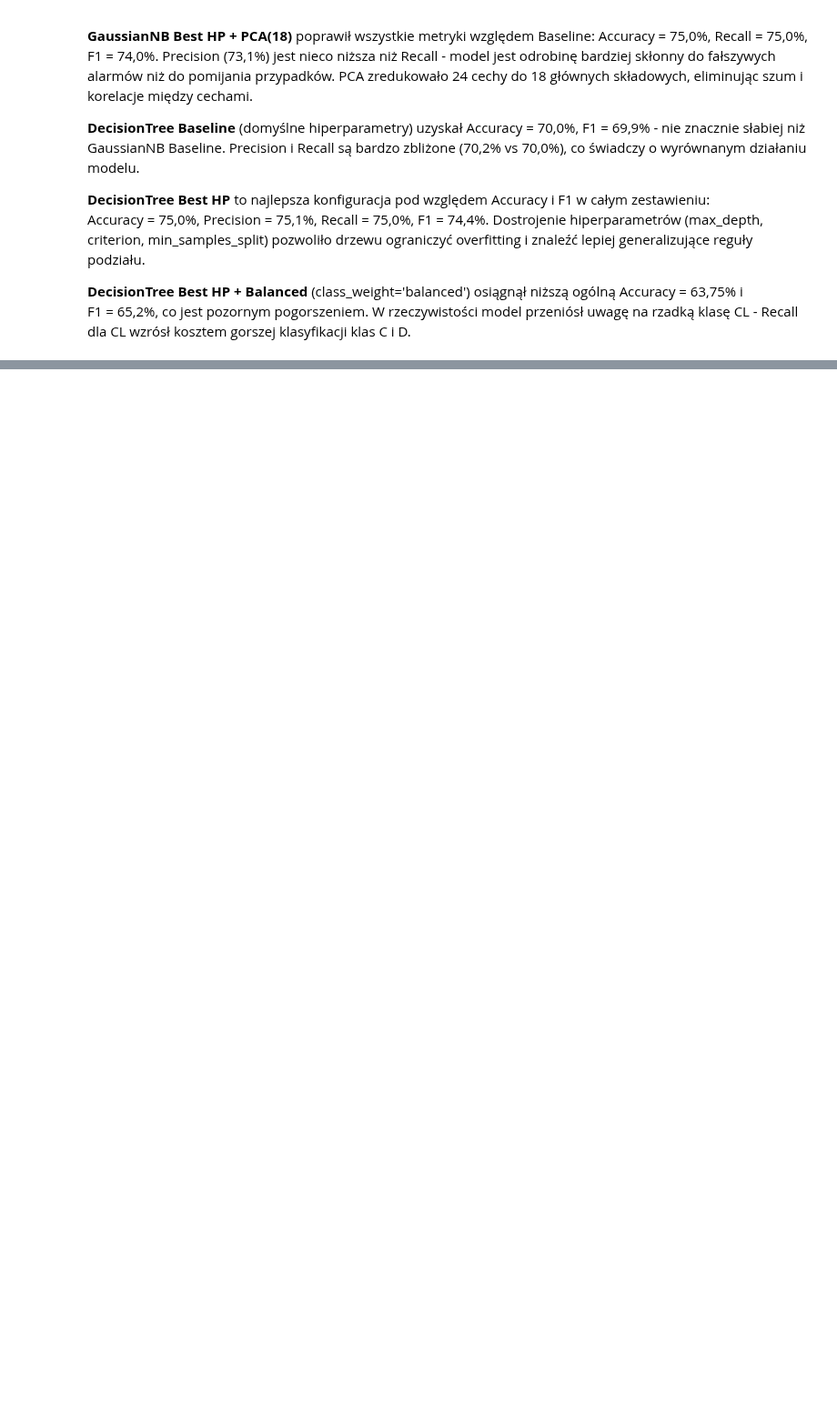
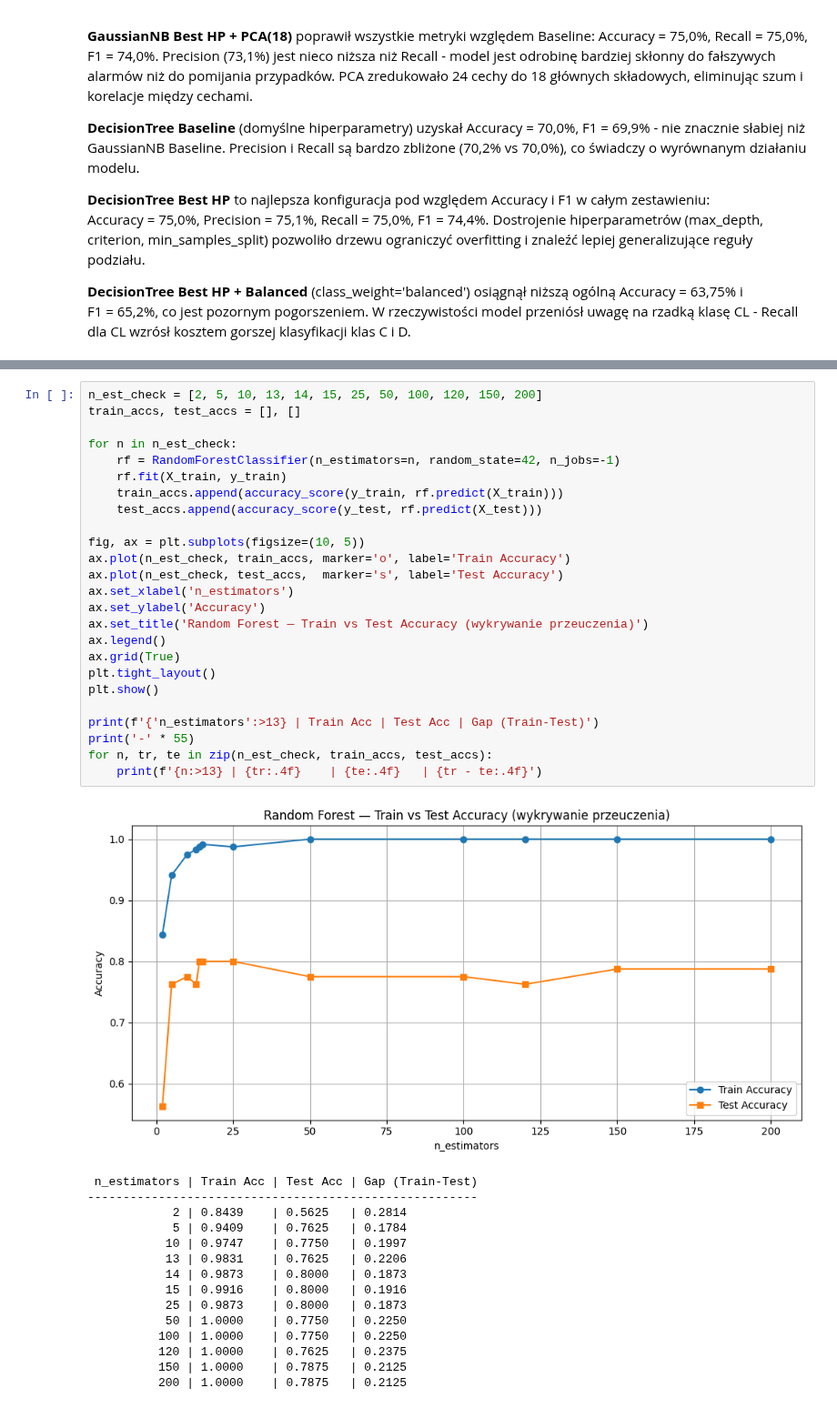
Before and after one commit to rozamazurek/-Cirrhosis-Patient-Survival-Prediction, a Jupyter notebook: eda.ipynb, the cells around one changed output, grey strips where cells are left out. Shown at 91% size. Saved outputs shown, nothing was run; the diff lists cells and outputs as text; blank space fills up the shorter version.

```diff
--- a/eda.ipynb
+++ b/eda.ipynb
@@ -1454,0 +1538,41 @@ DecisionTree Best HP + Balanced    0.6375   0.676789  0.6375 0.652299
+# %%
+n_est_check = [2, 5, 10, 13, 14, 15, 25, 50, 100, 120, 150, 200]
+train_accs, test_accs = [], []
+
+for n in n_est_check:
+    rf = RandomForestClassifier(n_estimators=n, random_state=42, n_jobs=-1)
+    rf.fit(X_train, y_train)
+    train_accs.append(accuracy_score(y_train, rf.predict(X_train)))
+    test_accs.append(accuracy_score(y_test, rf.predict(X_test)))
+
+fig, ax = plt.subplots(figsize=(10, 5))
+ax.plot(n_est_check, train_accs, marker='o', label='Train Accuracy')
+ax.plot(n_est_check, test_accs,  marker='s', label='Test Accuracy')
+ax.set_xlabel('n_estimators')
+ax.set_ylabel('Accuracy')
+ax.set_title('Random Forest — Train vs Test Accuracy (wykrywanie przeuczenia)')
+ax.legend()
+ax.grid(True)
+plt.tight_layout()
+plt.show()
+
+print(f'{'n_estimators':>13} | Train Acc | Test Acc | Gap (Train-Test)')
+print('-' * 55)
+for n, tr, te in zip(n_est_check, train_accs, test_accs):
+    print(f'{n:>13} | {tr:.4f}    | {te:.4f}   | {tr - te:.4f}')
+# %% [output]
+[figure, added]
+ n_estimators | Train Acc | Test Acc | Gap (Train-Test)
+-------------------------------------------------------
+            2 | 0.8439    | 0.5625   | 0.2814
+            5 | 0.9409    | 0.7625   | 0.1784
+           10 | 0.9747    | 0.7750   | 0.1997
+           13 | 0.9831    | 0.7625   | 0.2206
+           14 | 0.9873    | 0.8000   | 0.1873
+           15 | 0.9916    | 0.8000   | 0.1916
+           25 | 0.9873    | 0.8000   | 0.1873
+           50 | 1.0000    | 0.7750   | 0.2250
+          100 | 1.0000    | 0.7750   | 0.2250
+          120 | 1.0000    | 0.7625   | 0.2375
+          150 | 1.0000    | 0.7875   | 0.2125
+          200 | 1.0000    | 0.7875   | 0.2125
```
Also changed, not shown: parts of 16 cells of this notebook.
